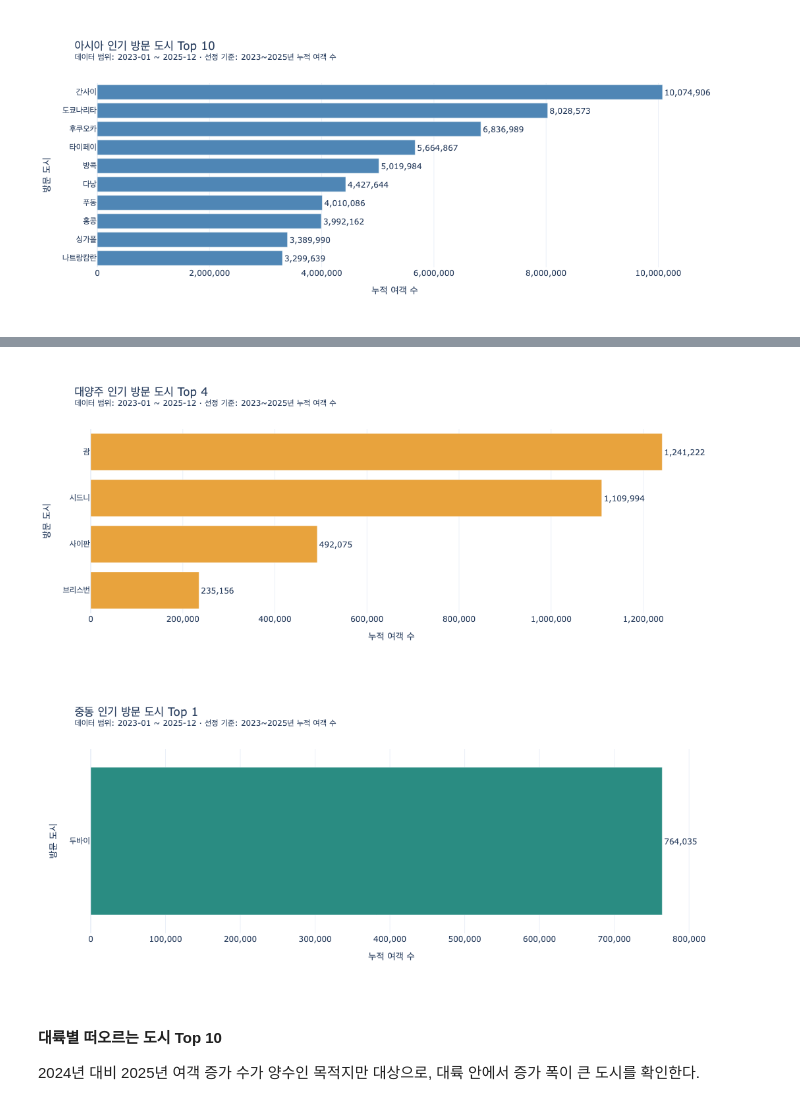
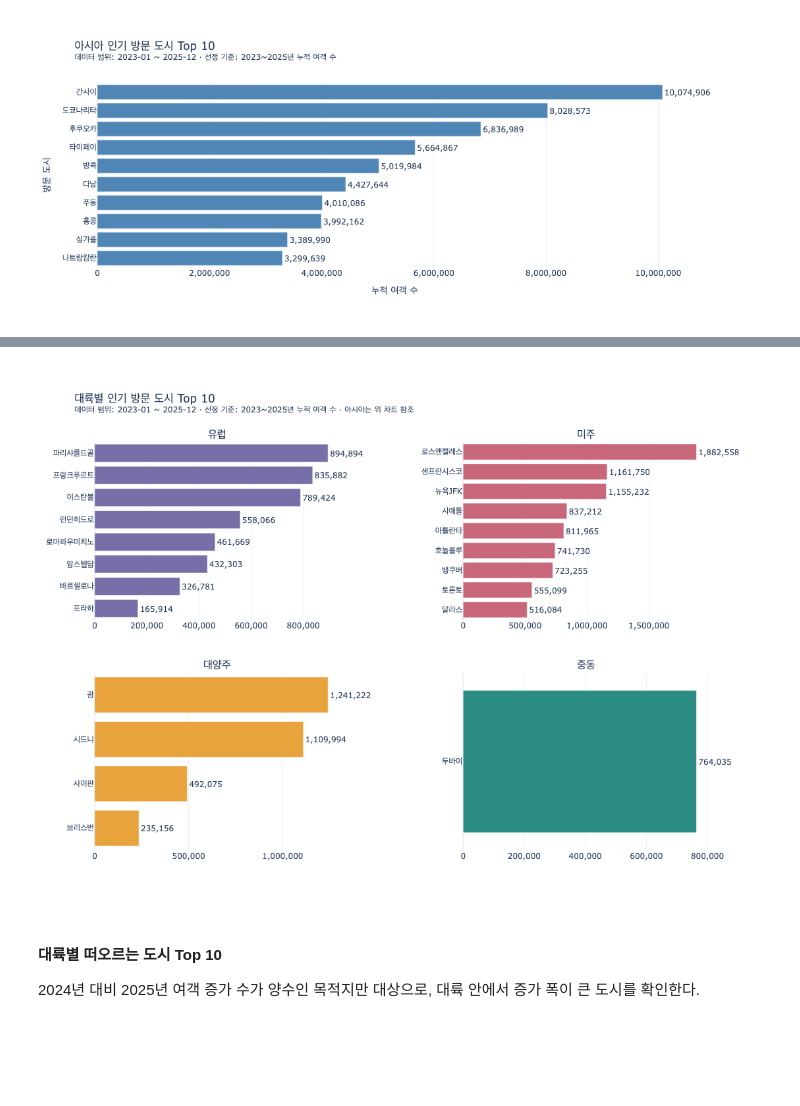
Before and after one commit to kth530/korea_outbound_travel_analysis, a Jupyter notebook: notebooks/04_business_metrics.ipynb, the cells around one changed output, grey strips where cells are left out. Saved outputs shown, nothing was run; the diff lists cells and outputs as text; code cells hidden in the pictures; blank space fills up the shorter version.

```diff
--- a/notebooks/04_business_metrics.ipynb
+++ b/notebooks/04_business_metrics.ipynb
@@ -951,6 +954,39 @@ def show_continent_destination_chart(data, continent, rank_col, value_col, analy
     fig.update_traces(texttemplate='%{text:,.0f}', textposition='outside', cliponaxis=False)
     fig.update_layout(height=460, showlegend=False, margin={'r': 115})
     fig.show(config={'displaylogo': False})
+
+def show_continent_destination_subplots(data, continents, rank_col, value_col,
+                                        analysis_name, period_values, note=None,
+                                        ncols=2, height=820):
+    """대륙 여러 개를 한 그림에 묶어 본다. 아시아는 규모가 달라 따로 그린다."""
+    from plotly.subplots import make_subplots
+
+    rows = -(-len(continents) // ncols)
+    fig = make_subplots(rows=rows, cols=ncols, subplot_titles=list(continents),
+                        horizontal_spacing=0.20, vertical_spacing=0.13)
+    for idx, continent in enumerate(continents):
+        row, col = divmod(idx, ncols)
+        row, col = row + 1, col + 1
+        chart_data = data.query('대륙 == @continent').sort_values(rank_col, ascending=False)
+        if chart_data.empty:
+            fig.add_annotation(text=f'{continent}: 조건 충족 목적지 없음',
+                               row=row, col=col, showarrow=False,
+                               x=0.5, y=0.5, xref='x domain', yref='y domain')
+            continue
+        fig.add_trace(
+            go.Bar(x=chart_data[value_col], y=chart_data['목적지 대표 표준값'],
+                   orientation='h', marker_color=continent_colors[continent],
+                   text=chart_data[value_col].map('{:,.0f}'.format),
+                   textposition='outside', cliponaxis=False, showlegend=False,
+                   customdata=chart_data[['국가', rank_col]],
+                   hovertemplate=('%{y}<br>%{customdata[0]}'
+                                  '<br>대륙 내 순위 %{customdata[1]}'
+                                  '<br>%{x:,.0f}<extra></extra>')),
+            row=row, col=col)
+        fig.update_xaxes(tickformat=',', row=row, col=col)
+    fig.update_layout(title=chart_title(f'대륙별 {analysis_name} Top 10', period_values, note),
+                      template=PLOTLY_TEMPLATE, height=height, margin={'r': 90, 't': 120})
+    fig.show(config={'displaylogo': False})
 # %% [markdown]
 #### 대륙별 인기 방문 도시 Top 10
 
@@ -994,27 +1006,15 @@ show_continent_destination_chart(
-# %%
-show_continent_destination_chart(
-    continent_popular_top10_df,
-    '대양주',
-    rank_col='대륙 내 인기 순위',
-    value_col='누적 여객 수',
-    analysis_name='인기 방문 도시',
-    period_values=analysis_destination_monthly_df['연월'],
-    note='선정 기준: 2023~2025년 누적 여객 수',
-)
-# %% [output]
-[figure, removed]
-# %%
-show_continent_destination_chart(
-    continent_popular_top10_df,
-    '중동',
-    rank_col='대륙 내 인기 순위',
-    value_col='누적 여객 수',
-    analysis_name='인기 방문 도시',
-    period_values=analysis_destination_monthly_df['연월'],
-    note='선정 기준: 2023~2025년 누적 여객 수',
-)
-# %% [output]
-[figure, removed]
+# %%
+show_continent_destination_subplots(
+    continent_popular_top10_df,
+    ['유럽', '미주', '대양주', '중동'],
+    rank_col='대륙 내 인기 순위',
+    value_col='누적 여객 수',
+    analysis_name='인기 방문 도시',
+    period_values=analysis_destination_monthly_df['연월'],
+    note='선정 기준: 2023~2025년 누적 여객 수 · 아시아는 위 차트 참조',
+)
+# %% [output]
+[figure, added]
 # %% [markdown]
 #### 대륙별 떠오르는 도시 Top 10
 
```
Also changed, not shown: parts of 12 cells of this notebook, 5 other files.
